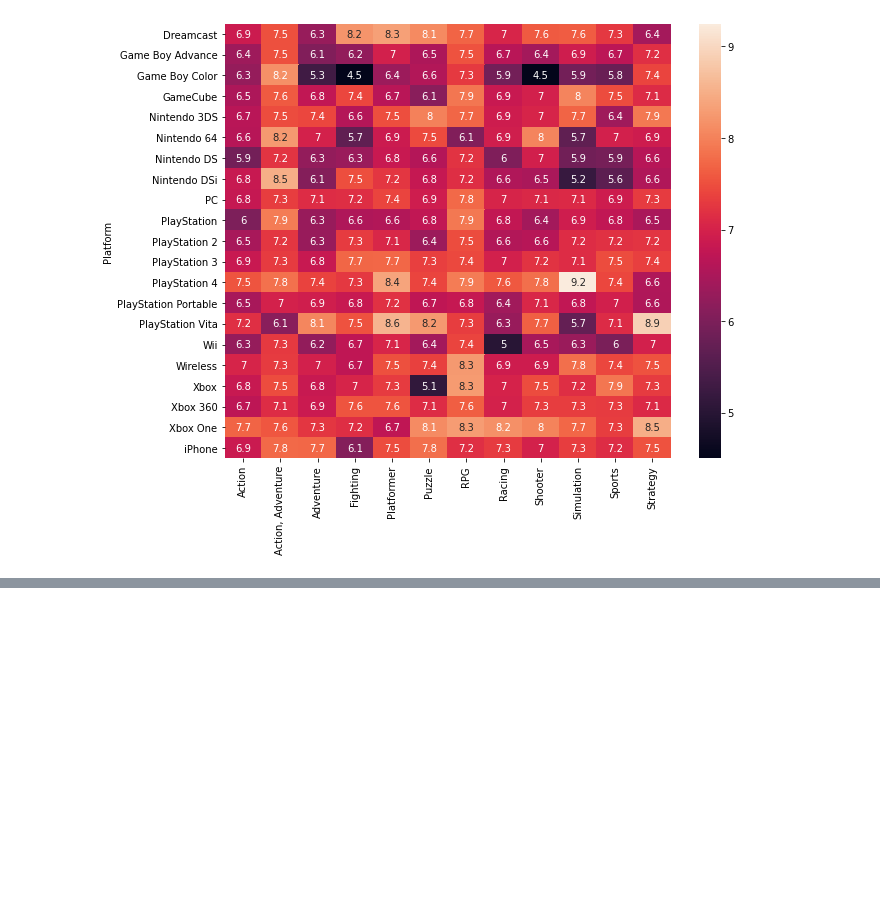
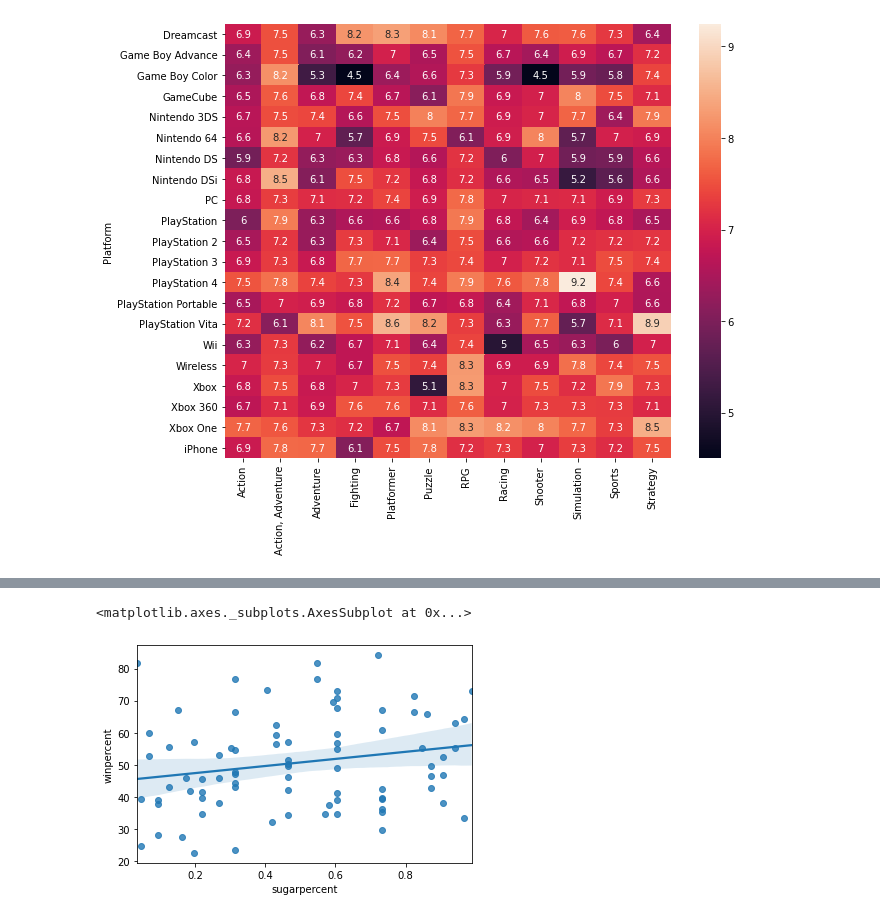
Before and after one commit to imeugeneco/kaggle-struggle, a Jupyter notebook: @kaggle-courses/Data-Visualization.ipynb, the cells around one changed output, grey strips where cells are left out. Drawn from its saved outputs; the diff is of its cells as text; code cells hidden in the pictures; blank space fills up the shorter version.

```diff
--- a/@kaggle-courses/Data-Visualization.ipynb
+++ b/@kaggle-courses/Data-Visualization.ipynb
@@ -97,0 +141,6 @@ sns.heatmap(data=ign, annot=True)
+# %%
+# Scatter plot w/ regression line showing the relationship between 'sugarpercent' and 'winpercent'
+sns.regplot(x=candy.sugarpercent, y=candy.winpercent)
+# %% [output]
+<matplotlib.axes._subplots.AxesSubplot at 0x...>
+[figure, added]
```
Also changed, not shown: parts of 10 cells of this notebook.
